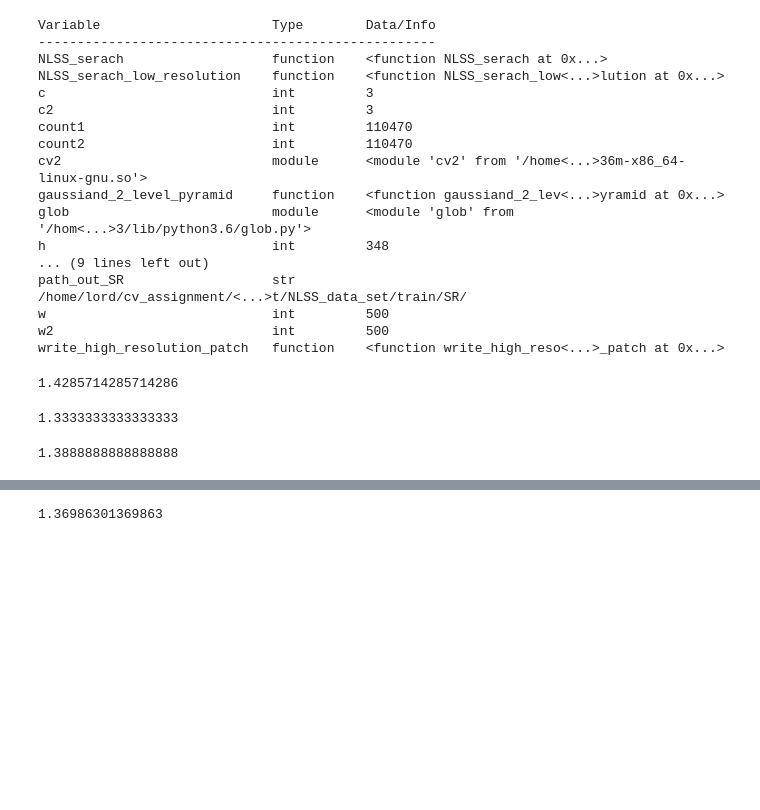
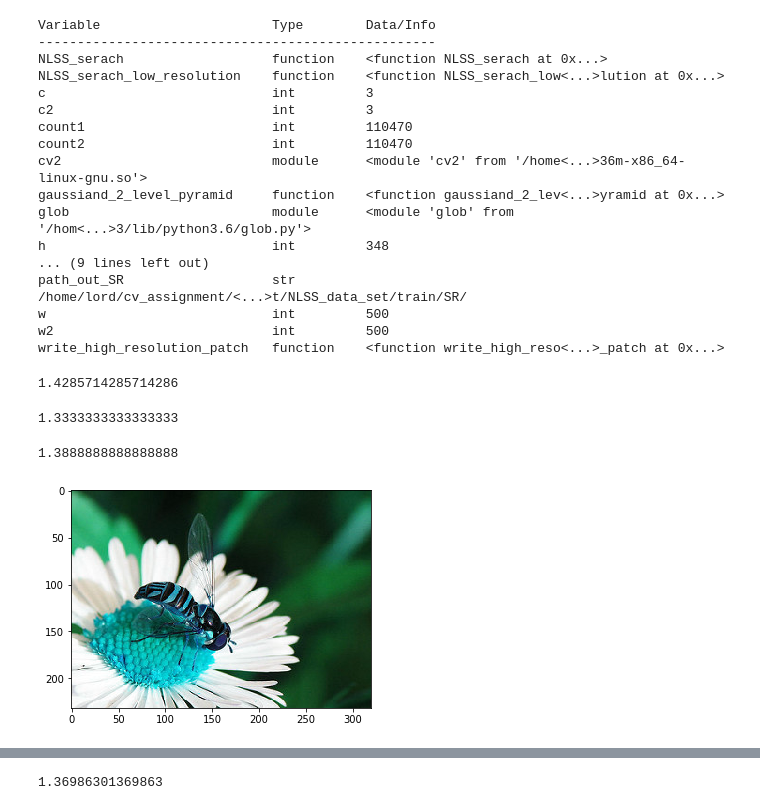
Before and after one commit to savera2020/super-resolution, a Jupyter notebook: code/generate_training_data.ipynb, the cells around one changed output, grey strips where cells are left out. Drawn from its saved outputs; the diff is of its cells as text; code cells hidden in the pictures; blank space fills up the shorter version.

```diff
--- a/code/generate_training_data.ipynb
+++ b/code/generate_training_data.ipynb
@@ -153,0 +187,12 @@ write_high_resolution_patch   function    <function write_high_reso<...>_patch a
+# %%
+#### this for testing
+
+patch_size = 56
+count1 = 0
+img = cv2.imread('/home/lord/cv_assignment/cv_project/data_set/images/train/5547758_eea9edfd54_n.jpg')
+out_img1 = write_high_resolution_patch_test(img,patch_size)
+# %%
+plt.imshow(img)
+plt.gray()
+# %% [output]
+[figure, added]
```
Also changed, not shown: parts of 5 cells of this notebook, 1 other file.
